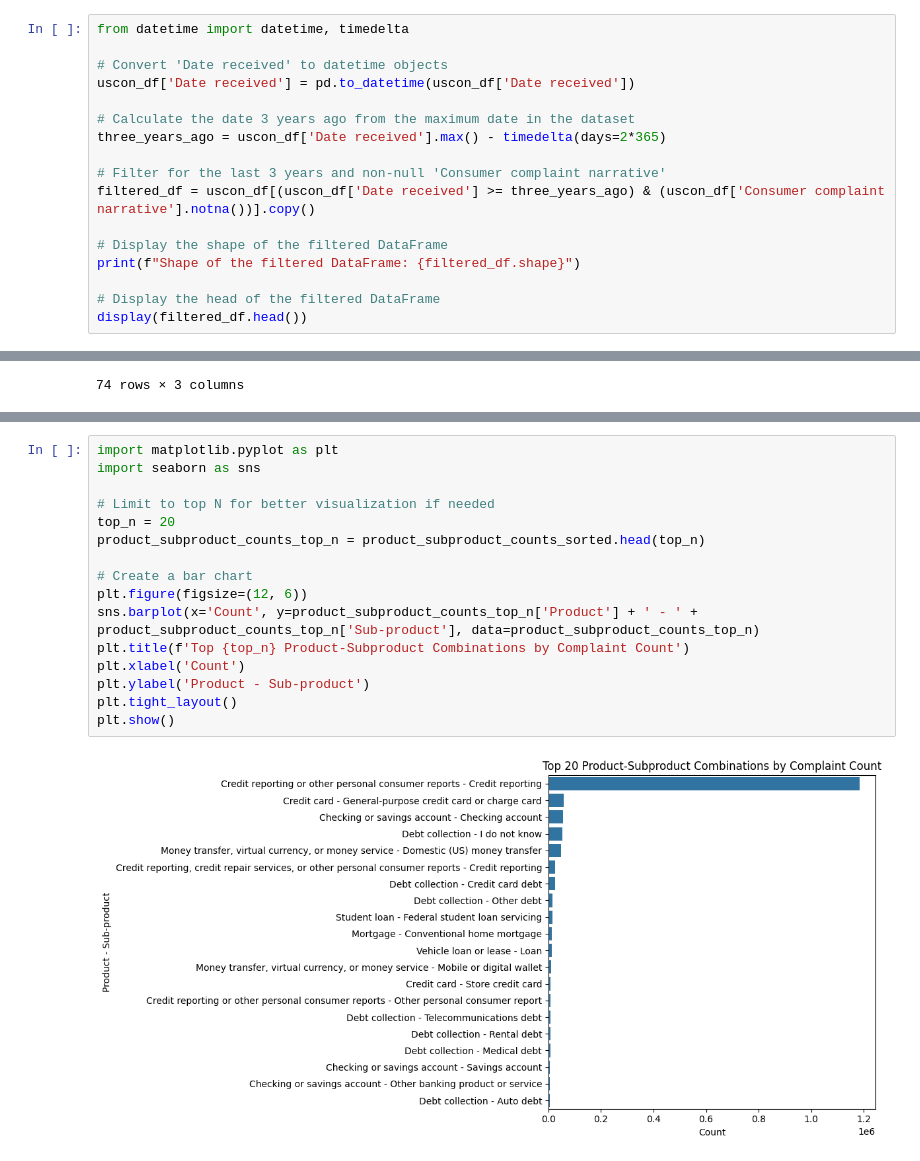
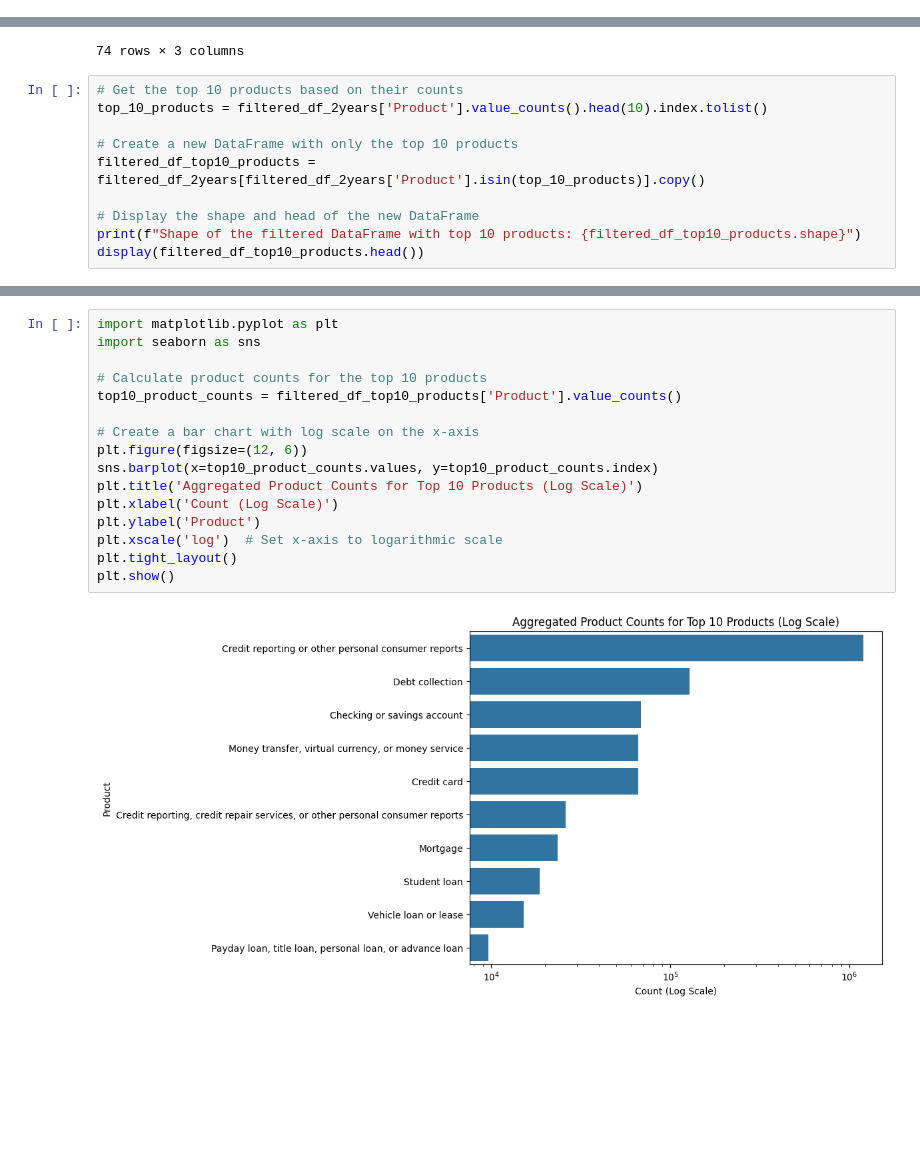
Before and after one commit to datasciencekkhero/kundan_ncu, a Jupyter notebook: Experiment_CFPB_EDA_001.ipynb, the cells around one changed output, grey strips where cells are left out. Drawn from its saved outputs; the diff is of its cells as text; blank space fills up the shorter version.

```diff
--- a/Experiment_CFPB_EDA_001.ipynb
+++ b/Experiment_CFPB_EDA_001.ipynb
@@ -61,17 +76,0 @@ filtered_df.shape
-# %%
-from datetime import datetime, timedelta
-
-# Convert 'Date received' to datetime objects
-uscon_df['Date received'] = pd.to_datetime(uscon_df['Date received'])
-
-# Calculate the date 3 years ago from the maximum date in the dataset
-three_years_ago = uscon_df['Date received'].max() - timedelta(days=2*365)
-
-# Filter for the last 3 years and non-null 'Consumer complaint narrative'
-filtered_df = uscon_df[(uscon_df['Date received'] >= three_years_ago) & (uscon_df['Consumer complaint narrative'].notna())].copy()
-
-# Display the shape of the filtered DataFrame
-print(f"Shape of the filtered DataFrame: {filtered_df.shape}")
-
-# Display the head of the filtered DataFrame
-display(filtered_df.head())
@@ -196,3 +216,13 @@ display(product_subproduct_counts_sorted)
 | 53 | Payday loan, title loan, or perso... | Pawn loan | 2 |
 | 12 | Credit card or prepaid card | Student prepaid card | 1 |
 74 rows × 3 columns
+# %%
+# Get the top 10 products based on their counts
+top_10_products = filtered_df_2years['Product'].value_counts().head(10).index.tolist()
+
+# Create a new DataFrame with only the top 10 products
+filtered_df_top10_products = filtered_df_2years[filtered_df_2years['Product'].isin(top_10_products)].copy()
+
+# Display the shape and head of the new DataFrame
+print(f"Shape of the filtered DataFrame with top 10 products: {filtered_df_top10_products.shape}")
+display(filtered_df_top10_products.head())
@@ -199,18 +237,18 @@ display(product_subproduct_counts_sorted)
 # %%
 import matplotlib.pyplot as plt
 import seaborn as sns
 
-# Limit to top N for better visualization if needed
-top_n = 20
-product_subproduct_counts_top_n = product_subproduct_counts_sorted.head(top_n)
+# Calculate product counts for the top 10 products
+top10_product_counts = filtered_df_top10_products['Product'].value_counts()
 
-# Create a bar chart
+# Create a bar chart with log scale on the x-axis
 plt.figure(figsize=(12, 6))
-sns.barplot(x='Count', y=product_subproduct_counts_top_n['Product'] + ' - ' + product_subproduct_counts_top_n['Sub-product'], data=product_subproduct_counts_top_n)
-plt.title(f'Top {top_n} Product-Subproduct Combinations by Complaint Count')
-plt.xlabel('Count')
-plt.ylabel('Product - Sub-product')
+sns.barplot(x=top10_product_counts.values, y=top10_product_counts.index)
+plt.title('Aggregated Product Counts for Top 10 Products (Log Scale)')
+plt.xlabel('Count (Log Scale)')
+plt.ylabel('Product')
+plt.xscale('log')  # Set x-axis to logarithmic scale
 plt.tight_layout()
 plt.show()
 # %% [output]
-[figure, old version]
+[figure, new version]
```
Also changed, not shown: parts of 18 cells of this notebook.
